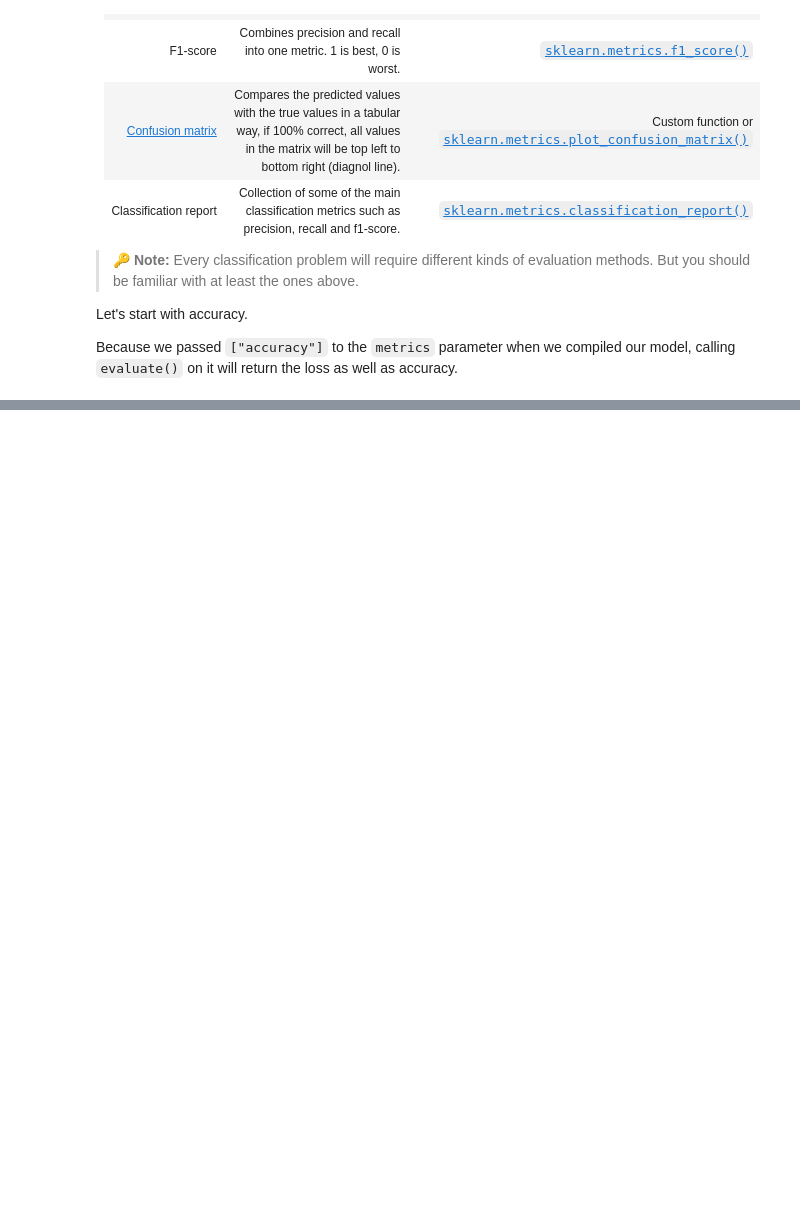
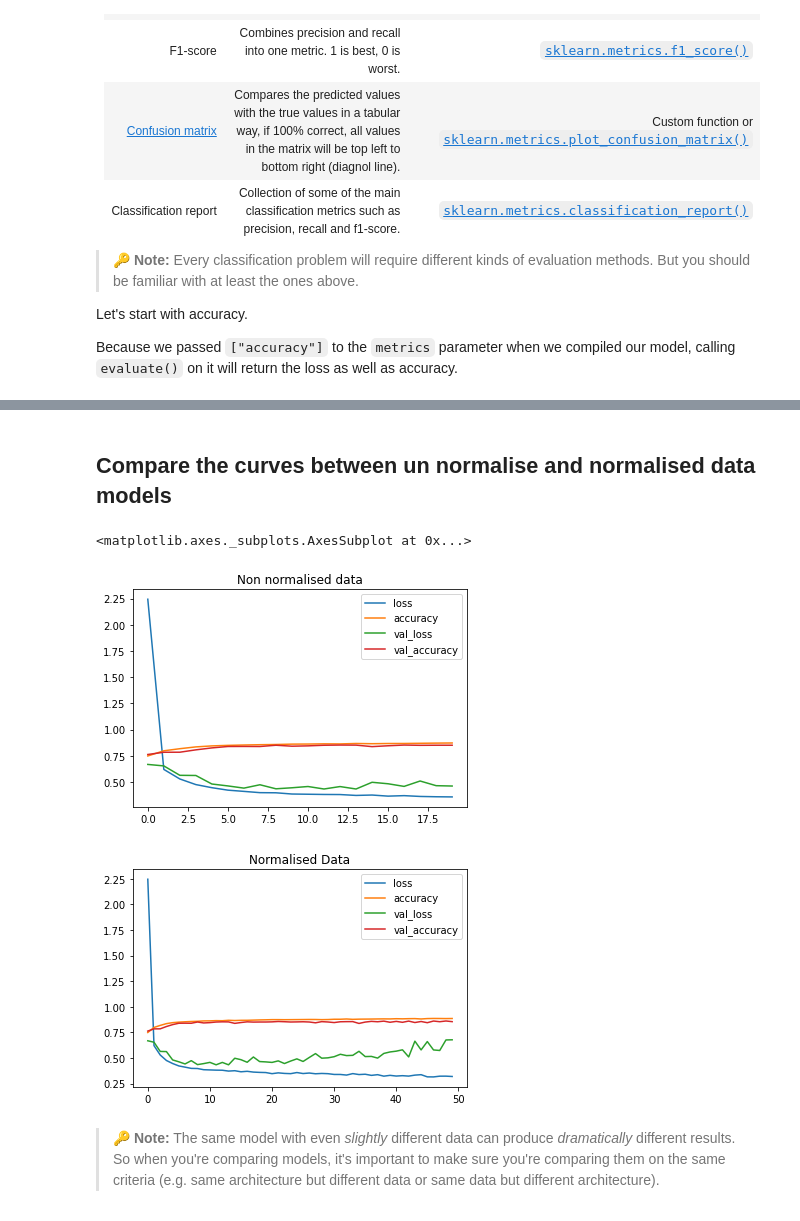
Before and after one commit to unaveenj/Tensorflow-and-Deeplearning-Refresher-, a Jupyter notebook: Tensorflow_Classfication_Problem.ipynb, the cells around one changed output, grey strips where cells are left out. Cells and saved outputs as stored; diff of their text form; code cells hidden in the pictures; blank space fills up the shorter version.

```diff
--- a/Tensorflow_Classfication_Problem.ipynb
+++ b/Tensorflow_Classfication_Problem.ipynb
@@ -552,0 +722,18 @@ Because we passed `["accuracy"]` to the `metrics` parameter when we compiled our
+# %%
+#Set random seed
+tf.random.set_seed(42)
+
+#1. Create model
+mnist_model_1 = tf.keras.models.Sequential([
+        tf.keras.layers.Flatten(input_shape=(28,28)),
+        tf.keras.layers.Dense(1000,activation='relu'),
+        tf.keras.layers.Dense(1000,activation='relu'),
+        tf.keras.layers.Dense(10,activation='softmax')
+])
+
+#2. Compile the model
+mnist_model_1.compile(loss=tf.keras.losses.SparseCategoricalCrossentropy(),
+                      optimizer = tf.keras.optimizers.Adam(),
+                      metrics = ['accuracy'])
+#3. Fit the model
+mnist_model_1_history = mnist_model_1.fit(train_data,train_labels,epochs=20,validation_data=(test_data,test_labels))
@@ -552,0 +804,18 @@ Because we passed `["accuracy"]` to the `metrics` parameter when we compiled our
+# %%
+#Set random seed
+tf.random.set_seed(42)
+
+#1. Create model
+mnist_model_2 = tf.keras.models.Sequential([
+        tf.keras.layers.Flatten(input_shape=(28,28)),
+        tf.keras.layers.Dense(1000,activation='relu'),
+        tf.keras.layers.Dense(1000,activation='relu'),
+        tf.keras.layers.Dense(10,activation='softmax')
+])
+
+#2. Compile the model
+mnist_model_2.compile(loss=tf.keras.losses.SparseCategoricalCrossentropy(),
+                      optimizer = tf.keras.optimizers.Adam(),
+                      metrics = ['accuracy'])
+#3. Fit the model
+mnist_model_2_history = mnist_model_2.fit(train_data,train_labels,epochs=50,validation_data=(test_data,test_labels))
@@ -552,0 +840,14 @@ Because we passed `["accuracy"]` to the `metrics` parameter when we compiled our
+# %% [markdown]
+## Compare the curves between un normalise and normalised data models
+# %%
+import pandas as pd
+#Plot non normalised data
+pd.DataFrame(mnist_model_1_history.history).plot(title="Non normalised data")
+#Plot the normalised data
+pd.DataFrame(mnist_model_2_history.history).plot(title='Normalised Data')
+# %% [output]
+<matplotlib.axes._subplots.AxesSubplot at 0x...>
+[figure, added]
+[figure, added]
+# %% [markdown]
+> 🔑 **Note:** The same model with even *slightly* different data can produce *dramatically* different results. So when you're comparing models, it's important to make sure you're comparing them on the same criteria (e.g. same architecture but different data or same data but different architecture).
```
Also changed, not shown: parts of 40 cells of this notebook.
